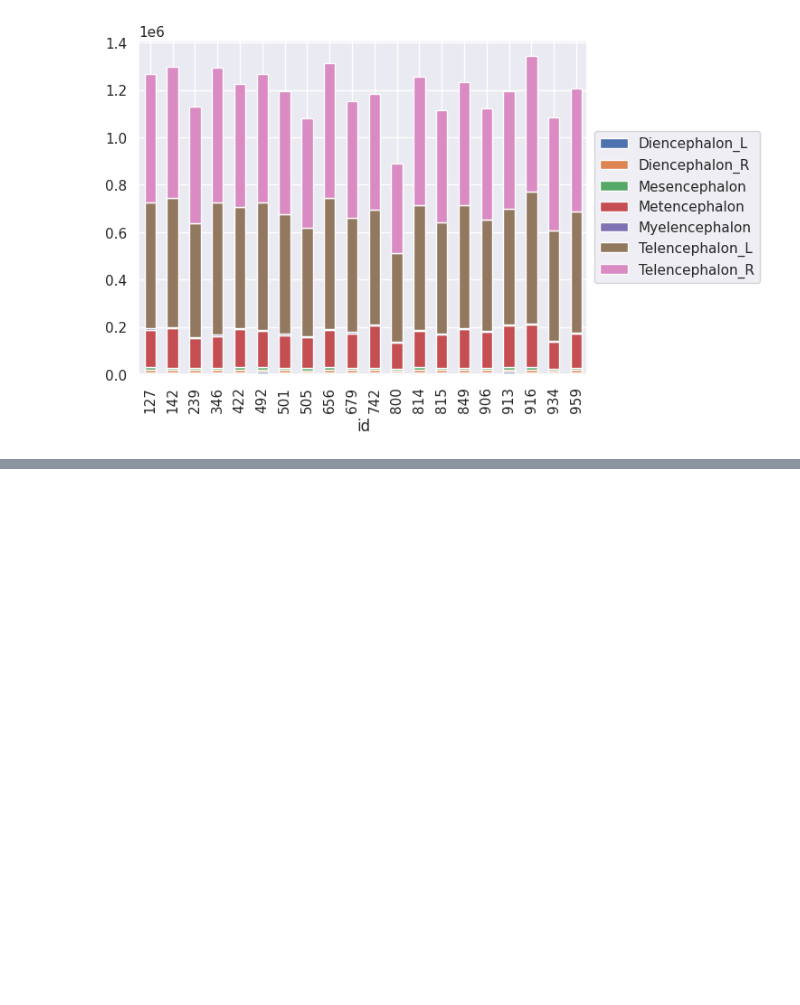
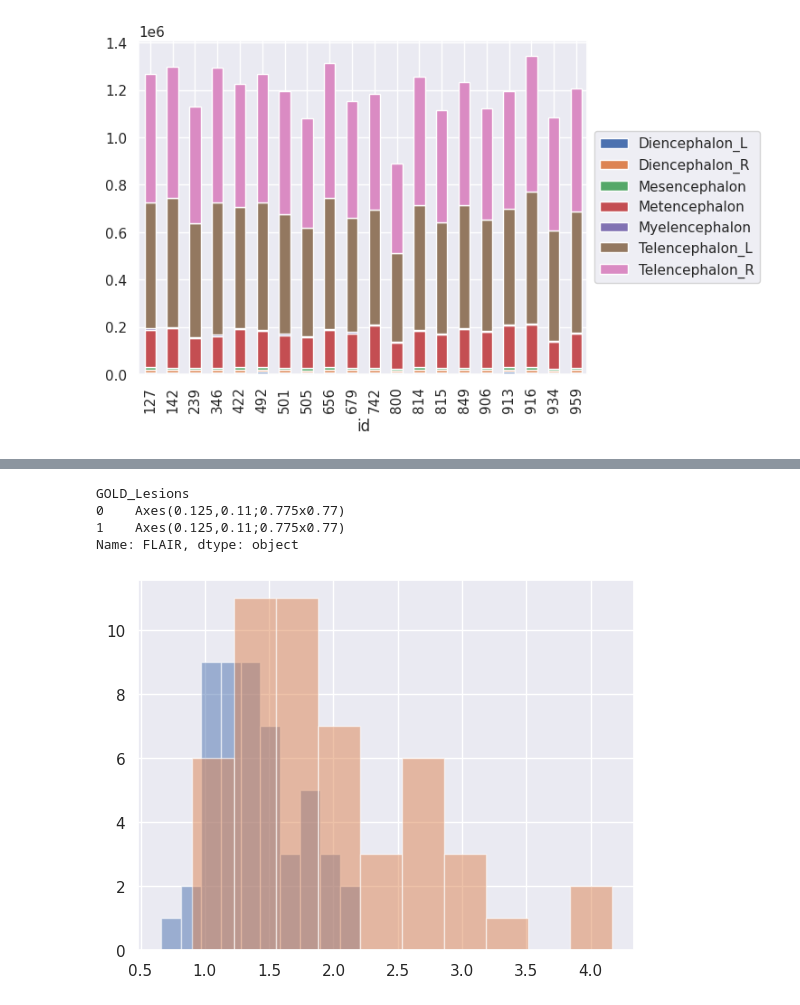
Before and after one commit to Livi-Arbo/BME-DS-Notes, a Jupyter notebook: Data_Science_Notes.ipynb, the cells around one changed output, grey strips where cells are left out. Drawn from its saved outputs; the diff is of its cells as text; code cells hidden in the pictures; blank space fills up the shorter version.

```diff
--- a/Data_Science_Notes.ipynb
+++ b/Data_Science_Notes.ipynb
@@ -182,0 +188,11 @@ plt.legend(loc='center left', bbox_to_anchor=(1.0, 0.5))
+# %%
+import numpy as np
+import pandas as pd
+import seaborn as sns
+import matplotlib.pyplot as plt
+## this sets some style parameters
+sns.set()
+from sklearn.metrics import accuracy_score, roc_curve, auc
+# %%
+dat = pd.read_csv("https://raw.githubusercontent.com/bcaffo/ds4bme_intro/master/data/oasis.csv")
+dat.head(4)
@@ -182,0 +205,8 @@ plt.legend(loc='center left', bbox_to_anchor=(1.0, 0.5))
+# %%
+dat.groupby('GOLD_Lesions').FLAIR.hist(alpha= .5)
+# %% [output]
+GOLD_Lesions
+0    Axes(0.125,0.11;0.775x0.77)
+1    Axes(0.125,0.11;0.775x0.77)
+Name: FLAIR, dtype: object
+[figure, added]
```
Also changed, not shown: parts of 16 cells of this notebook.
